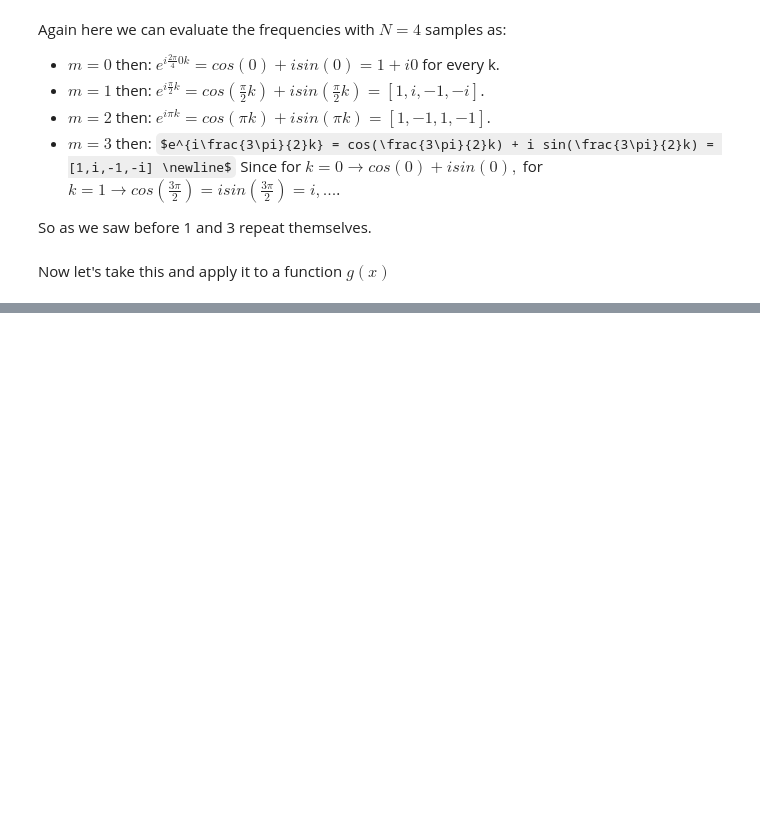
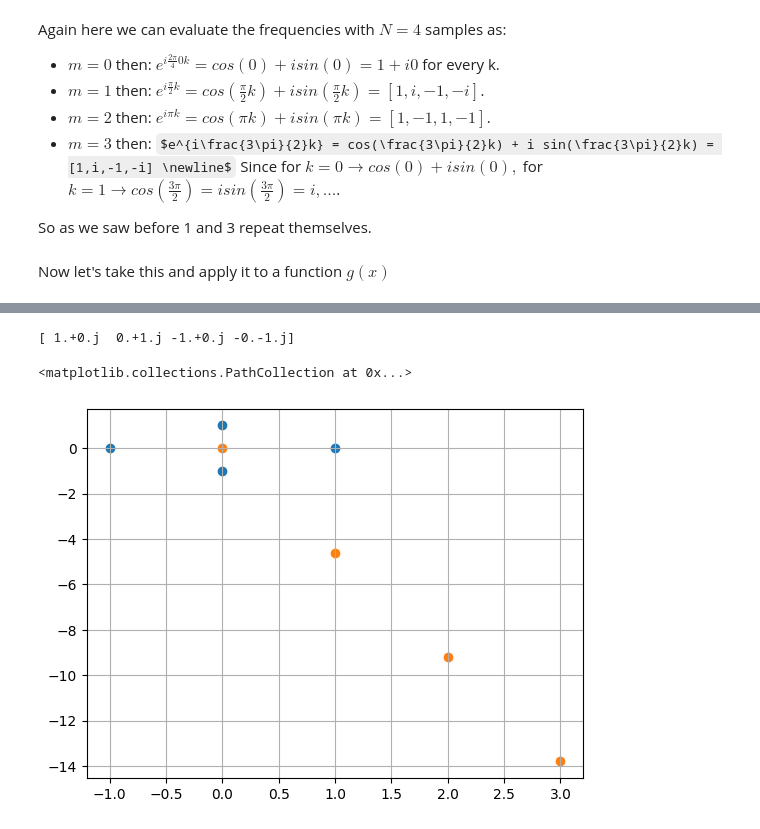
Before and after one commit to DylanReidRamelli/Bachelor-Project-2023, a Jupyter notebook: notebook/fourier.ipynb, the cells around one changed output, grey strips where cells are left out. Cells and saved outputs as stored; diff of their text form; code cells hidden in the pictures; some formulas as TeX source; blank space fills up the shorter version.

```diff
--- a/notebook/fourier.ipynb
+++ b/notebook/fourier.ipynb
@@ -194,13 +194,3 @@ Again here we can evaluate the frequencies with $N=4$ samples as:
 So as we saw before 1 and 3 repeat themselves.
 # %% [markdown]
 Now let's take this and apply it to a function $g(x)$
-# %%
-import cmath
-def ift(N,k,m):
-    return cmath.exp(1j * (2 * np.pi)/N * k * m)
-
-
-# With m = 1
-for i in range(0,4):
-    f = ift(4,i, 1)
-    print(f)
@@ -259,0 +197,60 @@ print(X_0)
+# %%
+import cmath
+# Trying something with cos function.
+
+def ift(N,m):
+    U = np.zeros(N, dtype=complex)
+    for i in range(0,N):
+        U[i] = cmath.exp(1j * (2 * np.pi)/N * i * m)
+        U[i] = round(U[i].real, 2) + round(U[i].imag, 2) * 1j
+
+    return U
+
+def ft(N,k,m):
+    return cmath.exp(-1j * (2 * np.pi)/N * k * m)
+
+
+g_k = [0, np.pi /2, np.pi , 3/2 * np.pi, 2 * np.pi]
+
+g_k_0 = ift(4,0)
+g_k_1 = ift(4,1)
+g_k_2 = ift(4,2)
+
+print(g_k_1)
+
+def dft(N, k, m):
+    X = np.zeros(N, dtype=complex)
+    X_n = 0
+    for j in range(0, N-1):
+        for i in range(0,N-1):
+            X_n += (k[i] - 4.6) * cmath.exp(1j * (2 * np.pi)/N * i * m)
+        X[j] = X_n
+
+    return X
+
+X = dft(4,g_k_1,1)
+
+fig, ax = plt.subplots()
+ax.scatter(g_k_1.real, g_k_1.imag)
+ax.grid(True)
+ax.scatter(X.real, X.imag)
+
+
+
+
+# def idft(N, k, m):
+#     X = np.zeros(N, dtype=complex)
+#     X_n = 0
+#     for j in range(0, N-1):
+#         for i in range(0,N-1):
+#             X_n += (k[i] - 4.6) * cmath.exp(-1j * (2 * np.pi)/N * i * m)
+#         X[j] = X_n
+
+#     return X
+
+# Y = idft(4,X,1)
+# ax.scatter(Y.real, Y.imag)
+# %% [output]
+[ 1.+0.j  0.+1.j -1.+0.j -0.-1.j]
+<matplotlib.collections.PathCollection at 0x...>
+[figure, added]
```
Also changed, not shown: parts of 2 cells of this notebook.
